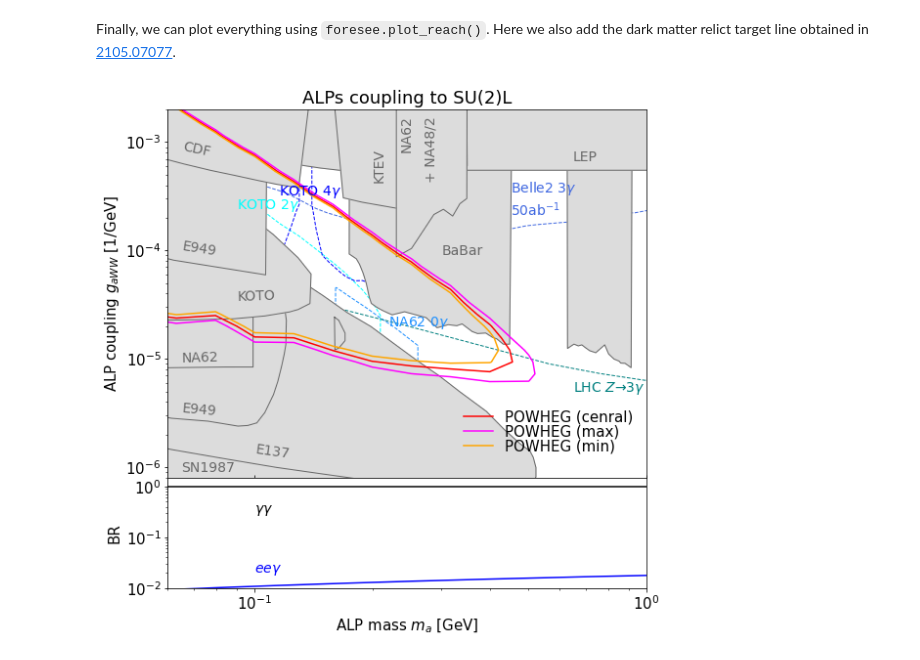
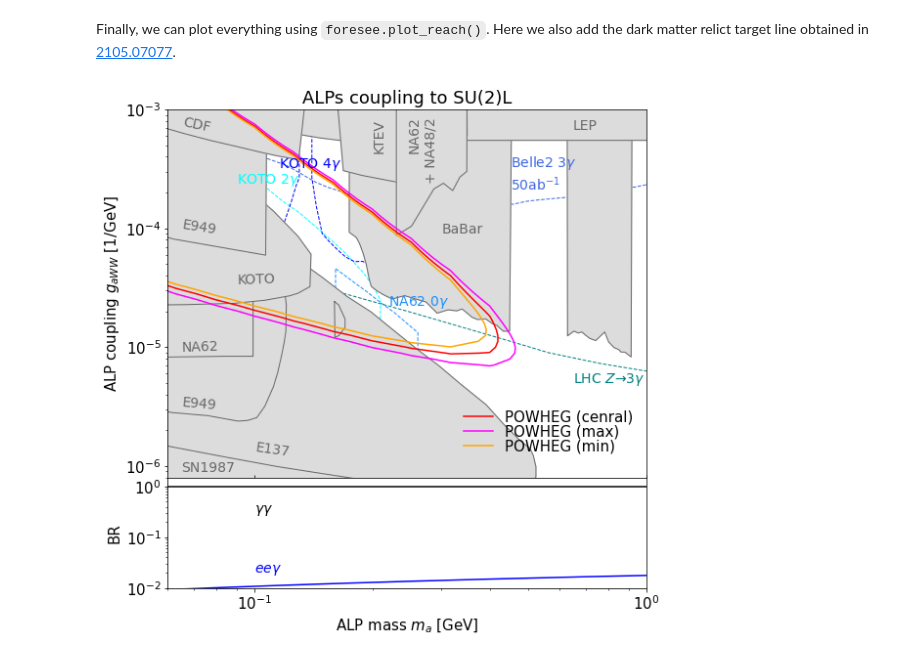
Before and after one commit to KlingFelix/FORESEE, a Jupyter notebook: Models/ALP-W/ALP-W.ipynb, the cells around one changed output. Cells and saved outputs as stored; diff of their text form; code cells hidden in the pictures.

```diff
--- a/Models/ALP-W/ALP-W.ipynb
+++ b/Models/ALP-W/ALP-W.ipynb
@@ -6,7 +6,8 @@
 import numpy as np
 import sys
 import os
-src_path = "/Users/felixkling/Documents/GitHub/FORESEE/"
+#src_path = "/Users/felixkling/Documents/GitHub/FORESEE/"
+src_path = "/Users/abraham/Documents/GitHub/FORESEE/"
 sys.path.append(src_path)
 from src.foresee import Foresee, Utility, Model
 from matplotlib import pyplot as plt
@@ -70,7 +71,7 @@ model.add_production_2bodydecay(
     br = "2.3e4 * coupling**2 * (1-(mass/5.279)**2)**2",
     generator = ['NLO-P8','NLO-P8-Max', 'NLO-P8-Min'],
     energy = energy,
-    nsample = 100,
+    nsample = 10000,
 )
 
 model.add_production_2bodydecay(
@@ -79,7 +80,7 @@ model.add_production_2bodydecay(
     br = "2.3e4 * coupling**2 * (1-(mass/5.279)**2)**2",
     generator = ['NLO-P8','NLO-P8-Max', 'NLO-P8-Min'],
     energy = energy,
-    nsample = 100,
+    nsample = 10000,
 )
 
 model.add_production_2bodydecay(
@@ -88,7 +89,7 @@ model.add_production_2bodydecay(
     br = "2.3e4 * coupling**2 * (1-(mass/5.279)**2)**2",
     generator = ['NLO-P8','NLO-P8-Max', 'NLO-P8-Min'],
     energy = energy,
-    nsample = 100,
+    nsample = 10000,
 )
 
 model.add_production_2bodydecay(
@@ -97,7 +98,7 @@ model.add_production_2bodydecay(
     br = "2.3e4 * coupling**2 * (1-(mass/5.279)**2)**2",
     generator = ['NLO-P8','NLO-P8-Max', 'NLO-P8-Min'],
     energy = energy,
-    nsample = 100,
+    nsample = 10000,
 )
 
 model.add_production_2bodydecay(
@@ -301,13 +303,13 @@ bounds = [
     ["bounds_E137.txt",        "E137",    0.100, 1.2*10**-6, -8  ],
     ["bounds_LEP.txt",         "LEP",     0.650, 6.7*10**-4, 0   ],
     ["bounds_E949_displ.txt",  "E949",    0.065, 9.0*10**-5, -9  ],
-    ["bounds_NA62_1.txt",      "NA62",    0.235, 8.5*10**-4, 90  ],
+    ["bounds_NA62_1.txt",      "NA62",    0.245, 4.5*10**-4, 90  ],
     ["bounds_NA62_2.txt",      "NA62",    0.065, 9.2*10**-6, 2   ],
     ["bounds_KOTO.txt",        "KOTO",    0.090, 3.4*10**-5, 2   ],
     ["bounds_KTEV.txt",        "KTEV",    0.200, 4.5*10**-4, 90  ],
-    ["bounds_NA6264.txt",      "+ NA48/2",0.270, 4.5*10**-4, 90  ],
+    ["bounds_NA6264.txt",      "+ NA48/2",0.270, 2.5*10**-4, 90  ],
     ["bounds_E949_prompt.txt", "E949",    0.065, 3.0*10**-6, -5  ],
-    ["bounds_CDF.txt",         "CDF",     0.065, 7.5*10**-4, -12 ],
+    ["bounds_CDF.txt",         "CDF",     0.065, 6.5*10**-4, -12 ],
 ]
 # %% [markdown]
 We then specify other projected sensitivitities (filename in model/bounds directory, color, label, label position x, label position y, label rotation)
@@ -316,7 +318,7 @@ projections = [
     ["limits_Belle2-3gamma.txt",   "royalblue",   r"Belle2 $3\gamma$"+ "\n" +r"50ab$^{-1}$"  , 0.450, 2.1e-4, 0  ],
     ["limits_KOTO-2gamma.txt",     "cyan",        r"KOTO $2\gamma$"    , 0.090, 2.4e-4, 0  ],
     ["limits_KOTO-4gamma.txt",     "blue",        r"KOTO $4\gamma$"    , 0.115, 3.2e-4, 0  ],
-    ["limits_NA62-0gamma1.txt",    "dodgerblue",  r"NA62 $0\gamma$"    , 0.220, 2.0e-5, 0  ],
+    ["limits_NA62-0gamma1.txt",    "dodgerblue",  r"NA62 $0\gamma$"    , 0.220, 2.25e-5, 0  ],
     ["limits_NA62-0gamma2.txt",    "dodgerblue",  None                 , 0    , 0     , 0  ],
     ["limits_LHC.txt",             "teal",        r"LHC $Z\to3\gamma$" , 0.650, 5e-6  , 0  ],
 ]
@@ -332,20 +334,20 @@ Finally, we can plot everything using `foresee.plot_reach()`. Here we also add t
 # %%
 plot, ax1, ax2 = foresee.plot_reach(
     setups=setups,
     bounds=bounds,
     projections=projections,
     branchings=branchings,
     title="ALPs coupling to SU(2)L",
     xlims = [0.06,1],
-    ylims=[8e-7,0.002],
+    ylims=[8e-7,0.001],
     xlabel=r"ALP mass $m_{a}$ [GeV]",
     ylabel=r"ALP coupling $g_{aWW}$ [1/GeV]",
     legendloc=(1,0.22),
     figsize=(8,8),
 )
 
 plot.subplots_adjust(left=0.12, right=0.97, bottom=0.10, top=0.95)
-plot.savefig("/Users/felixkling/Downloads/Example_DP.pdf")
+#plot.savefig("/Users/abraham/Downloads/Example_DP.pdf")
 plot.show()
 # %% [output]
-[figure, old version]
+[figure, new version]
```
Also changed, not shown: parts of 6 cells of this notebook, 9 other files.
